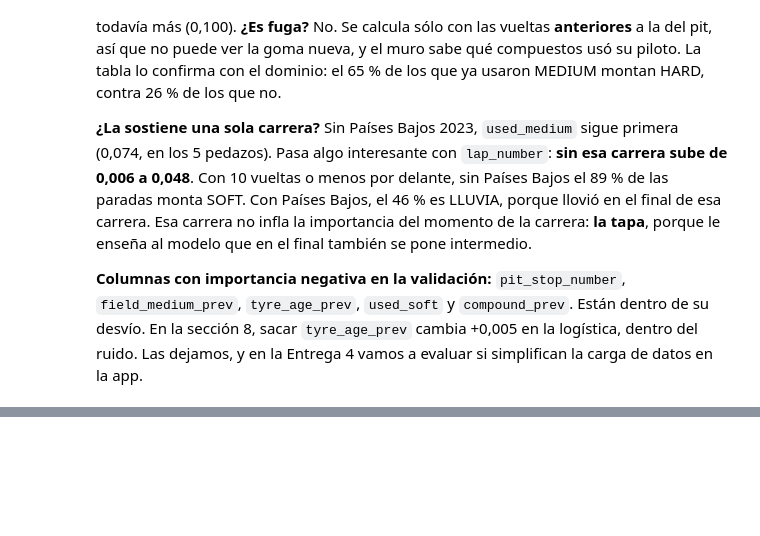
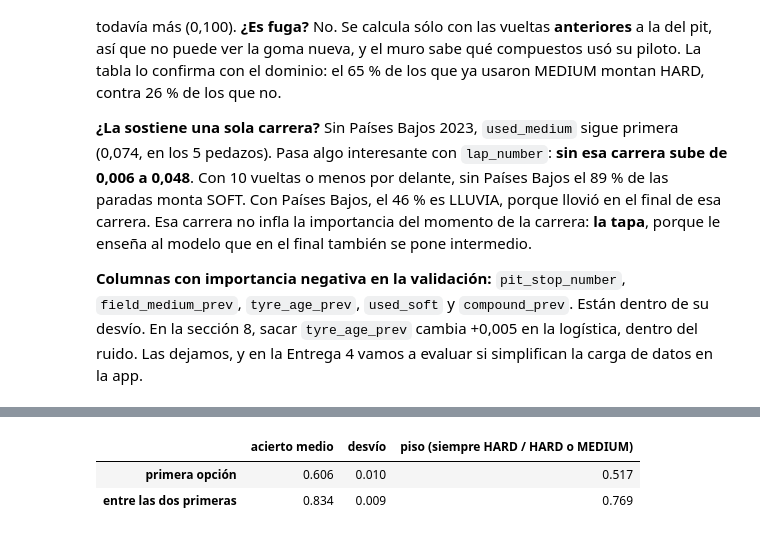
Before and after one commit to solfalabella7/f1-strategy-pipeline, a Jupyter notebook: Entrega3/Entrega3_Modelado.ipynb, the cells around one changed output, grey strips where cells are left out. Saved outputs shown, nothing was run; the diff lists cells and outputs as text; code cells hidden in the pictures; blank space fills up the shorter version.

```diff
--- a/Entrega3/Entrega3_Modelado.ipynb
+++ b/Entrega3/Entrega3_Modelado.ipynb
@@ -1291,0 +1413,17 @@ Sin Países Bajos 2023 (101 paradas, con lluvia en el final), las 5 que más pes
+# %%
+aciertos = {"primera opción": [], "entre las dos primeras": []}
+for repeticion in range(10):
+    cv_repetida = GroupKFold(n_splits=5, shuffle=True, random_state=SEED + repeticion)
+    probabilidades = cross_val_predict(clone(modelo_final), X_train, y_train, groups=grupos_train, cv=cv_repetida,
+                                       method="predict_proba", n_jobs=-1)
+    clases = np.array(sorted(y_train.unique()))
+    dos_primeras = clases[np.argsort(probabilidades, axis=1)[:, -2:]]
+    aciertos["primera opción"].append((dos_primeras[:, 1] == y_train.to_numpy()).mean())
+    aciertos["entre las dos primeras"].append((dos_primeras == y_train.to_numpy()[:, None]).any(axis=1).mean())
+
+pd.DataFrame({"acierto medio": pd.DataFrame(aciertos).mean(), "desvío": pd.DataFrame(aciertos).std(ddof=0),
+              "piso (siempre HARD / HARD o MEDIUM)": [(y_train == "HARD").mean(), y_train.isin(["HARD", "MEDIUM"]).mean()]}).round(3)
+# %% [output]
+|  | acierto medio | desvío | piso (siempre HARD / HARD o MEDIUM) |
+| primera opción | 0.606 | 0.010 | 0.517 |
+| entre las dos primeras | 0.834 | 0.009 | 0.769 |
```
Also changed, not shown: parts of 11 cells of this notebook, 2 other files.
